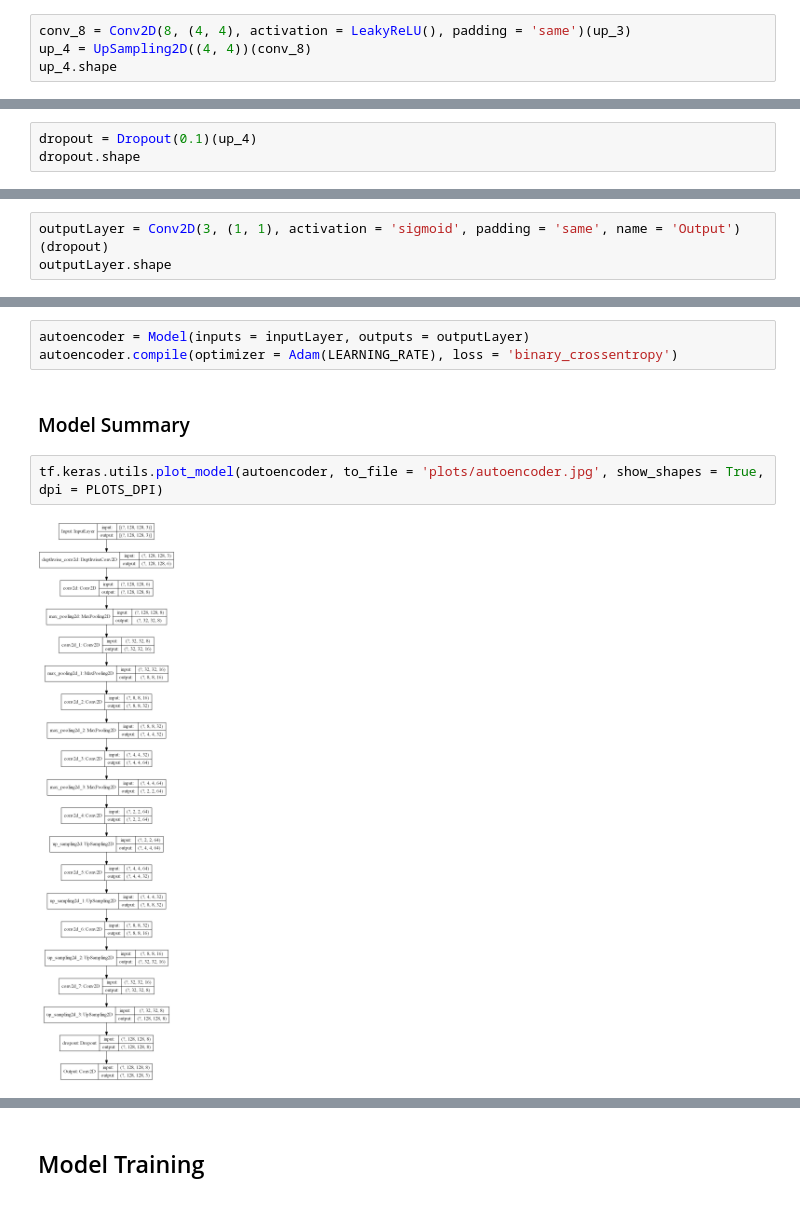
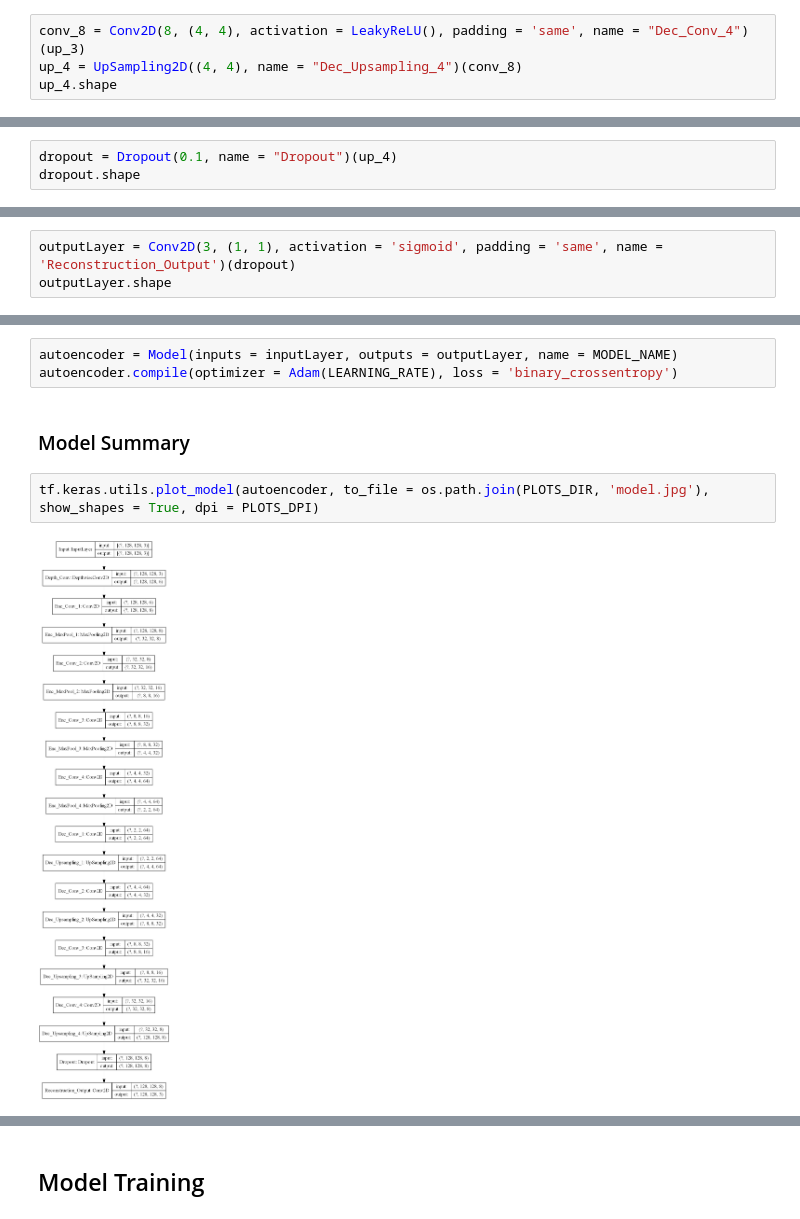
Before and after one commit to mayur7garg/MalariaCellImageClassification, a Jupyter notebook: Autoencoder_Reconstruction.ipynb, the cells around one changed output, grey strips where cells are left out. Saved outputs shown, nothing was run; the diff lists cells and outputs as text.

```diff
--- a/Autoencoder_Reconstruction.ipynb
+++ b/Autoencoder_Reconstruction.ipynb
@@ -191,32 +193,32 @@ up_3.shape
 # %% [output]
 TensorShape([None, 32, 32, 16])
 # %%
-conv_8 = Conv2D(8, (4, 4), activation = LeakyReLU(), padding = 'same')(up_3)
-up_4 = UpSampling2D((4, 4))(conv_8)
+conv_8 = Conv2D(8, (4, 4), activation = LeakyReLU(), padding = 'same', name = "Dec_Conv_4")(up_3)
+up_4 = UpSampling2D((4, 4), name = "Dec_Upsampling_4")(conv_8)
 up_4.shape
 # %% [output]
 TensorShape([None, 128, 128, 8])
 # %%
-dropout = Dropout(0.1)(up_4)
+dropout = Dropout(0.1, name = "Dropout")(up_4)
 dropout.shape
 # %% [output]
 TensorShape([None, 128, 128, 8])
 # %%
-outputLayer = Conv2D(3, (1, 1), activation = 'sigmoid', padding = 'same', name = 'Output')(dropout)
+outputLayer = Conv2D(3, (1, 1), activation = 'sigmoid', padding = 'same', name = 'Reconstruction_Output')(dropout)
 outputLayer.shape
 # %% [output]
 TensorShape([None, 128, 128, 3])
 # %% [markdown]
 ### Model compilation
 # %%
-autoencoder = Model(inputs = inputLayer, outputs = outputLayer)
+autoencoder = Model(inputs = inputLayer, outputs = outputLayer, name = MODEL_NAME)
 autoencoder.compile(optimizer = Adam(LEARNING_RATE), loss = 'binary_crossentropy')
 # %% [markdown]
 ### Model Summary
 # %%
-tf.keras.utils.plot_model(autoencoder, to_file = 'plots/autoencoder.jpg', show_shapes = True, dpi = PLOTS_DPI)
+tf.keras.utils.plot_model(autoencoder, to_file = os.path.join(PLOTS_DIR, 'model.jpg'), show_shapes = True, dpi = PLOTS_DPI)
 # %% [output]
-[figure, old version]
+[figure, new version]
 # %%
 autoencoder.summary()
 # %% [output]
```
Also changed, not shown: parts of 17 cells of this notebook, 14 other files.
